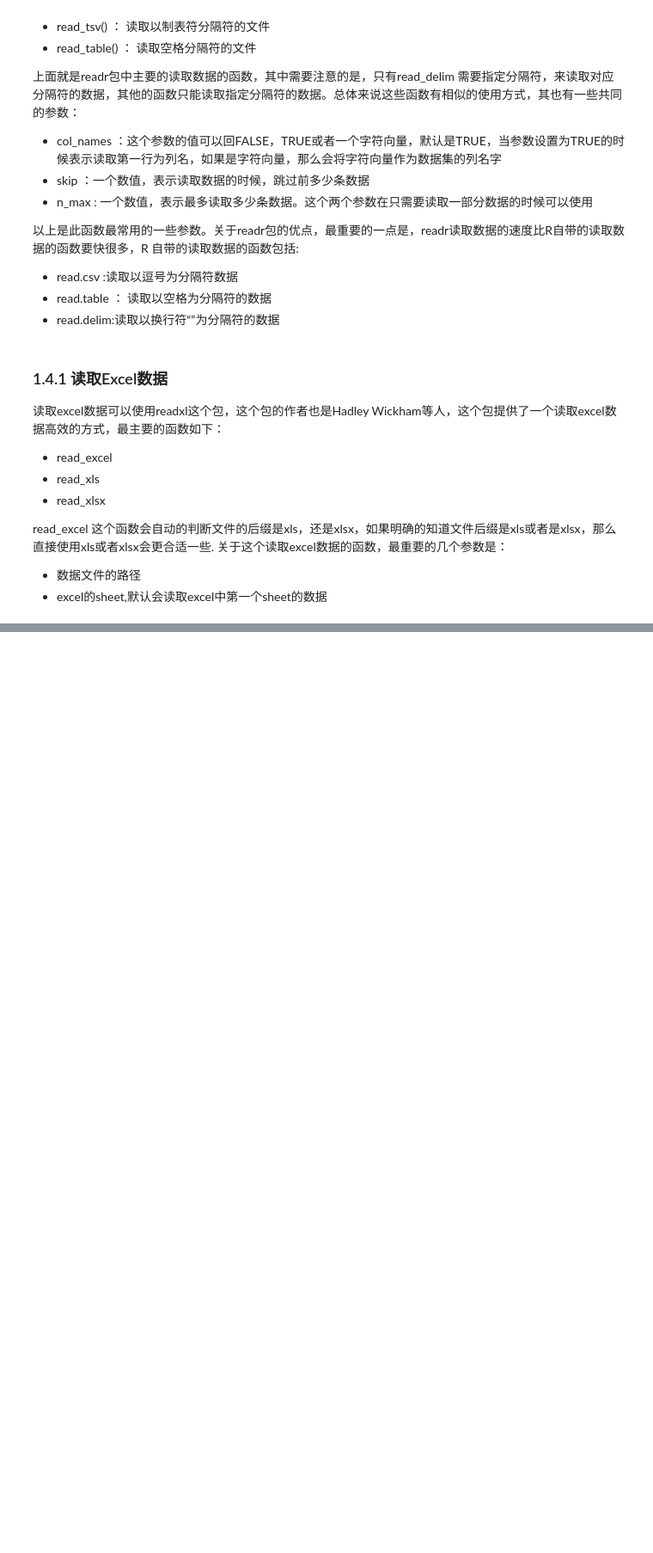
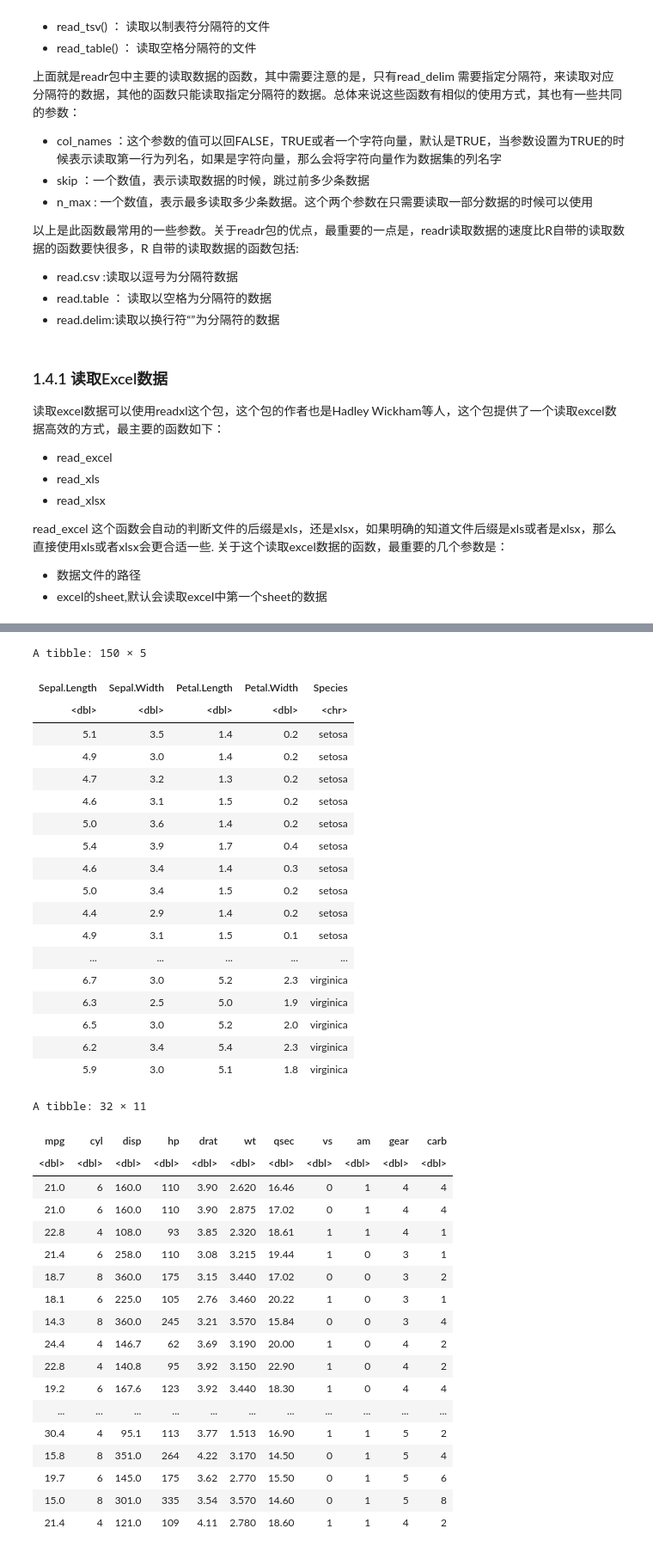
Before and after one commit to ruishuQU/R-visualization-Guide, a Jupyter notebook: R visualization/ch01 R语言数据可视化简介.ipynb, the cells around one changed output, grey strips where cells are left out. Shown: that part at 86% size. Saved outputs shown, nothing was run; the diff lists cells and outputs as text; code cells hidden in the pictures; blank space fills up the shorter version.

```diff
--- a/R visualization/ch01 R语言数据可视化简介.ipynb
+++ b/R visualization/ch01 R语言数据可视化简介.ipynb
@@ -457,3 +457,11 @@ read_excel 这个函数会自动的判断文件的后缀是xls，还是xlsx，
 
 - 数据文件的路径
 - excel的sheet,默认会读取excel中第一个sheet的数据
+# %%
+# 读取excel 数据
+library(readxl)
+datasets <- readxl_example("datasets.xlsx")
+read_excel(datasets)
+
+read_excel(datasets,2)
+# %% [output]
@@ -459,0 +470,38 @@ read_excel 这个函数会自动的判断文件的后缀是xls，还是xlsx，
+A tibble: 150 × 5
+| Sepal.Length | Sepal.Width | Petal.Length | Petal.Width | Species |
+| <dbl> | <dbl> | <dbl> | <dbl> | <chr> |
+| 5.1 | 3.5 | 1.4 | 0.2 | setosa |
+| 4.9 | 3.0 | 1.4 | 0.2 | setosa |
+| 4.7 | 3.2 | 1.3 | 0.2 | setosa |
+| 4.6 | 3.1 | 1.5 | 0.2 | setosa |
+| 5.0 | 3.6 | 1.4 | 0.2 | setosa |
+| 5.4 | 3.9 | 1.7 | 0.4 | setosa |
+| 4.6 | 3.4 | 1.4 | 0.3 | setosa |
+| 5.0 | 3.4 | 1.5 | 0.2 | setosa |
+| 4.4 | 2.9 | 1.4 | 0.2 | setosa |
+| 4.9 | 3.1 | 1.5 | 0.1 | setosa |
+| ... | ... | ... | ... | ... |
+| 6.7 | 3.0 | 5.2 | 2.3 | virginica |
+| 6.3 | 2.5 | 5.0 | 1.9 | virginica |
+| 6.5 | 3.0 | 5.2 | 2.0 | virginica |
+| 6.2 | 3.4 | 5.4 | 2.3 | virginica |
+| 5.9 | 3.0 | 5.1 | 1.8 | virginica |
+A tibble: 32 × 11
+| mpg | cyl | disp | hp | drat | wt | qsec | vs | am | gear | carb |
+| <dbl> | <dbl> | <dbl> | <dbl> | <dbl> | <dbl> | <dbl> | <dbl> | <dbl> | <dbl> | <dbl> |
+| 21.0 | 6 | 160.0 | 110 | 3.90 | 2.620 | 16.46 | 0 | 1 | 4 | 4 |
+| 21.0 | 6 | 160.0 | 110 | 3.90 | 2.875 | 17.02 | 0 | 1 | 4 | 4 |
+| 22.8 | 4 | 108.0 | 93 | 3.85 | 2.320 | 18.61 | 1 | 1 | 4 | 1 |
+| 21.4 | 6 | 258.0 | 110 | 3.08 | 3.215 | 19.44 | 1 | 0 | 3 | 1 |
+| 18.7 | 8 | 360.0 | 175 | 3.15 | 3.440 | 17.02 | 0 | 0 | 3 | 2 |
+| 18.1 | 6 | 225.0 | 105 | 2.76 | 3.460 | 20.22 | 1 | 0 | 3 | 1 |
+| 14.3 | 8 | 360.0 | 245 | 3.21 | 3.570 | 15.84 | 0 | 0 | 3 | 4 |
+| 24.4 | 4 | 146.7 | 62 | 3.69 | 3.190 | 20.00 | 1 | 0 | 4 | 2 |
+| 22.8 | 4 | 140.8 | 95 | 3.92 | 3.150 | 22.90 | 1 | 0 | 4 | 2 |
+| 19.2 | 6 | 167.6 | 123 | 3.92 | 3.440 | 18.30 | 1 | 0 | 4 | 4 |
+| ... | ... | ... | ... | ... | ... | ... | ... | ... | ... | ... |
+| 30.4 | 4 | 95.1 | 113 | 3.77 | 1.513 | 16.90 | 1 | 1 | 5 | 2 |
+| 15.8 | 8 | 351.0 | 264 | 4.22 | 3.170 | 14.50 | 0 | 1 | 5 | 4 |
+| 19.7 | 6 | 145.0 | 175 | 3.62 | 2.770 | 15.50 | 0 | 1 | 5 | 6 |
+| 15.0 | 8 | 301.0 | 335 | 3.54 | 3.570 | 14.60 | 0 | 1 | 5 | 8 |
+| 21.4 | 4 | 121.0 | 109 | 4.11 | 2.780 | 18.60 | 1 | 1 | 4 | 2 |
```
Also changed, not shown: parts of 11 cells of this notebook, 1 other file.
